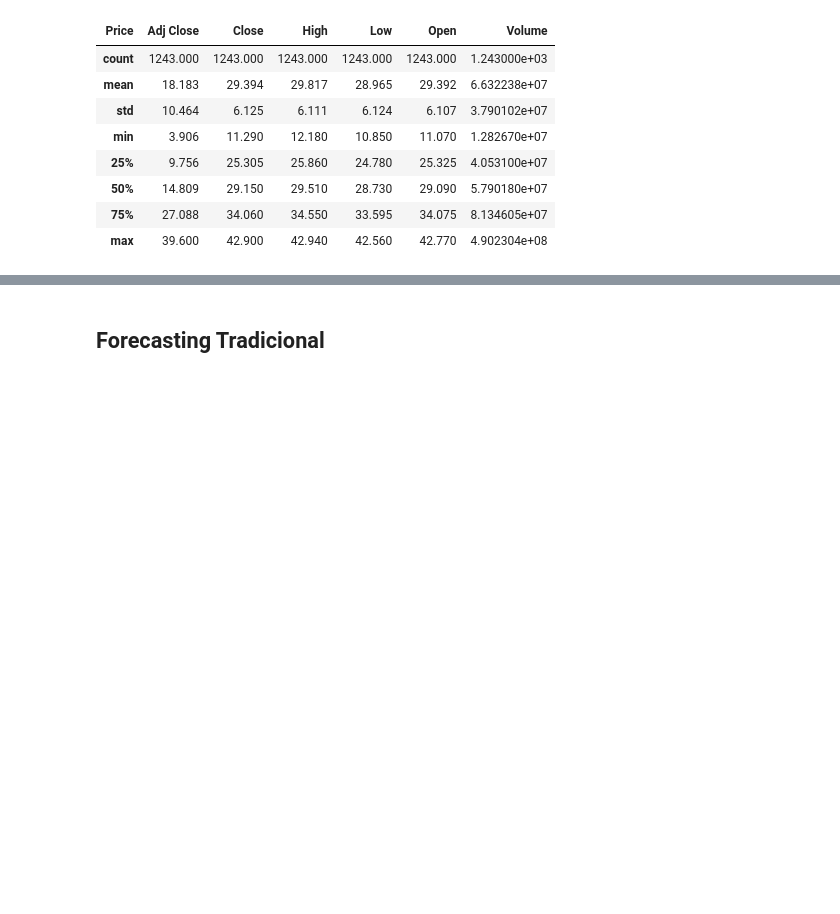
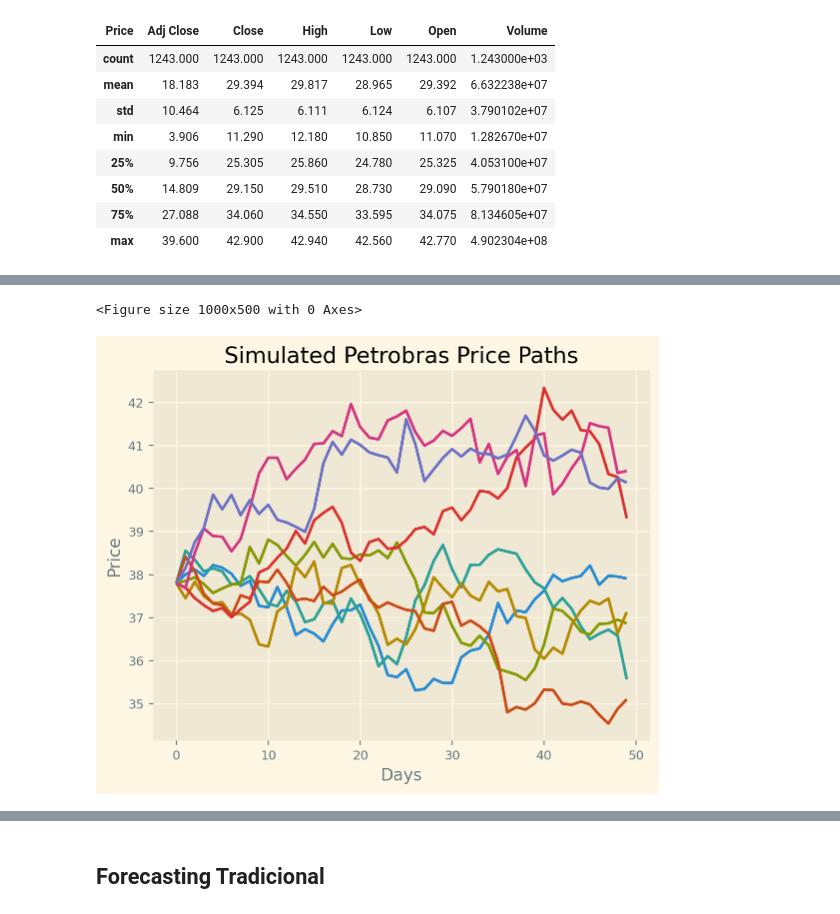
Before and after one commit to filmateus/data_science_financas, a Jupyter notebook: strocks_market_forecasting.ipynb, the cells around one changed output, grey strips where cells are left out. Drawn from its saved outputs; the diff is of its cells as text; code cells hidden in the pictures; blank space fills up the shorter version.

```diff
--- a/strocks_market_forecasting.ipynb
+++ b/strocks_market_forecasting.ipynb
@@ -68,0 +94,53 @@ stock_data = yf.download('PETR4.SA', start=start_date, end=end_date).reset_index
+# %%
+# Set the random seed for reproducibility
+np.random.seed(1612)
+
+# Parameters
+days = 50  # Number of days to simulate
+simulations = 8  # Number of simulation paths
+
+# Normalize the dataset to start at 1
+dataset = stock_data[['Close']][-days:]
+dataset_normalizado = dataset.copy()
+for column in dataset.columns:
+    dataset_normalizado[column] = dataset[column] / dataset[column].iloc[0]
+
+# Calculate daily log returns
+dataset_taxa_retorno = np.log(dataset_normalizado / dataset_normalizado.shift(1))
+dataset_taxa_retorno.fillna(0, inplace=True)
+
+# Calculate mean, variance, and standard deviation of returns
+mean_return = dataset_taxa_retorno.mean().values[0]  # Mean log return
+variance_return = dataset_taxa_retorno.var().values[0]  # Variance of log return
+sd_return = np.sqrt(variance_return)  # Standard deviation
+
+# Generate random samples from the standard normal distribution
+Z = stats.norm.ppf(np.random.rand(days, simulations))
+
+# Drift term (expected return adjusted for variance)
+drift = mean_return - (0.5 * variance_return)
+
+# Simulated daily returns (Geometric Brownian Motion)
+retorno_diarios = np.exp(drift + sd_return * Z)
+
+# Initialize the forecast array
+previsoes = np.zeros_like(retorno_diarios)
+
+# Set initial price to the last known price of Petrobras
+previsoes[0] = dataset.iloc[-1].values[0]
+
+# Simulate prices for each day and path
+for dia in range(1, days):
+    previsoes[dia] = previsoes[dia - 1] * retorno_diarios[dia]
+
+# Convert forecasts to a DataFrame for analysis
+previsoes_df = pd.DataFrame(previsoes, columns=[f"Simulation_{i+1}" for i in range(simulations)])
+
+plt.figure(figsize=(10,5))
+previsoes_df.plot(legend=False, title="Simulated Petrobras Price Paths")
+plt.xlabel("Days")
+plt.ylabel("Price")
+plt.show()
+# %% [output]
+<Figure size 1000x500 with 0 Axes>
+[figure, added]
```
Also changed, not shown: parts of 4 cells of this notebook.
